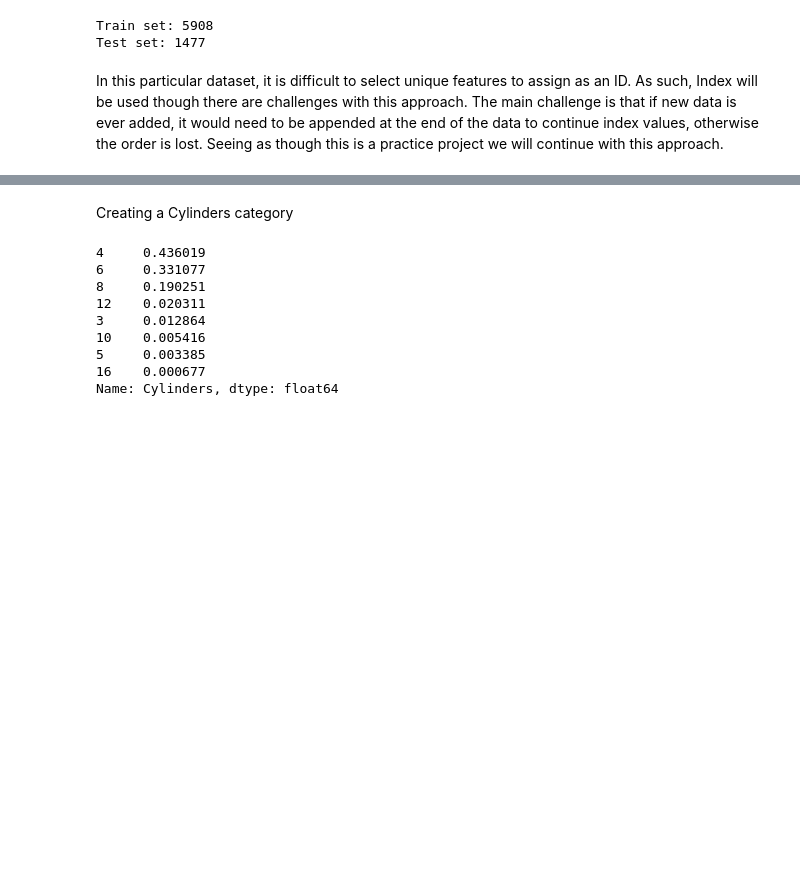
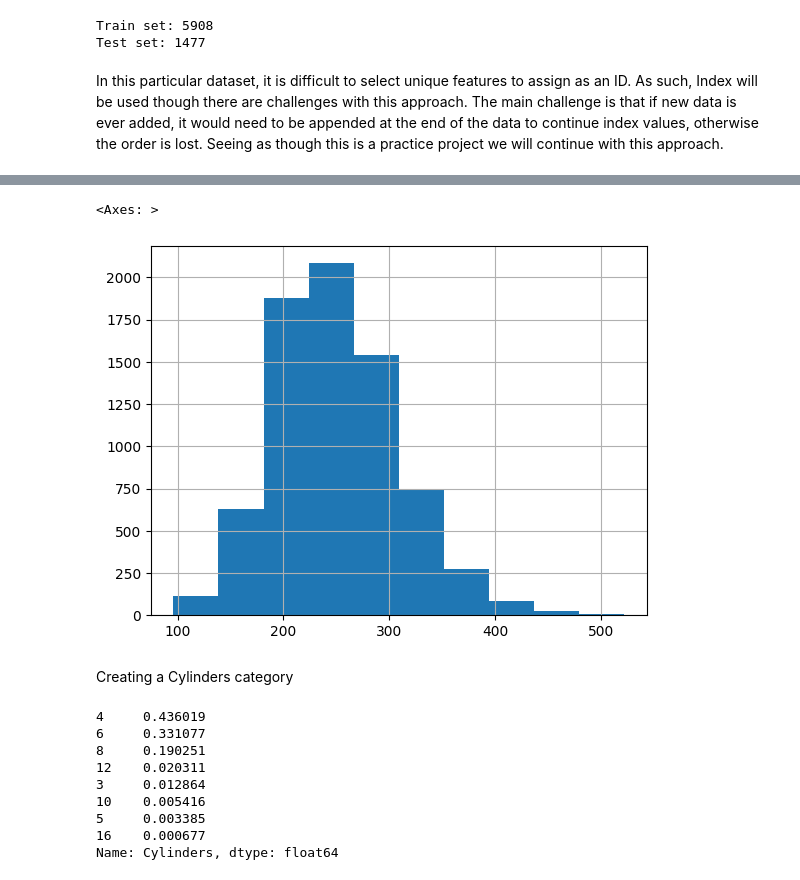
Before and after one commit to lauxpaux/cleanestCars, a Jupyter notebook: exploratory_data_analysis.ipynb, the cells around one changed output, grey strips where cells are left out. Drawn from its saved outputs; the diff is of its cells as text; code cells hidden in the pictures; blank space fills up the shorter version.

```diff
--- a/exploratory_data_analysis.ipynb
+++ b/exploratory_data_analysis.ipynb
@@ -158,3 +167,8 @@ train_set, test_set = train_test_split_by_id(data_with_id, 0.2, 'index')
+# %%
+data['CO2 Emissions(g/km)'].hist()
+# %% [output]
+<Axes: >
+[figure, added]
 # %% [markdown]
 Creating a Cylinders category
 # %%
```
Also changed, not shown: parts of 19 cells of this notebook, 1 other file.
